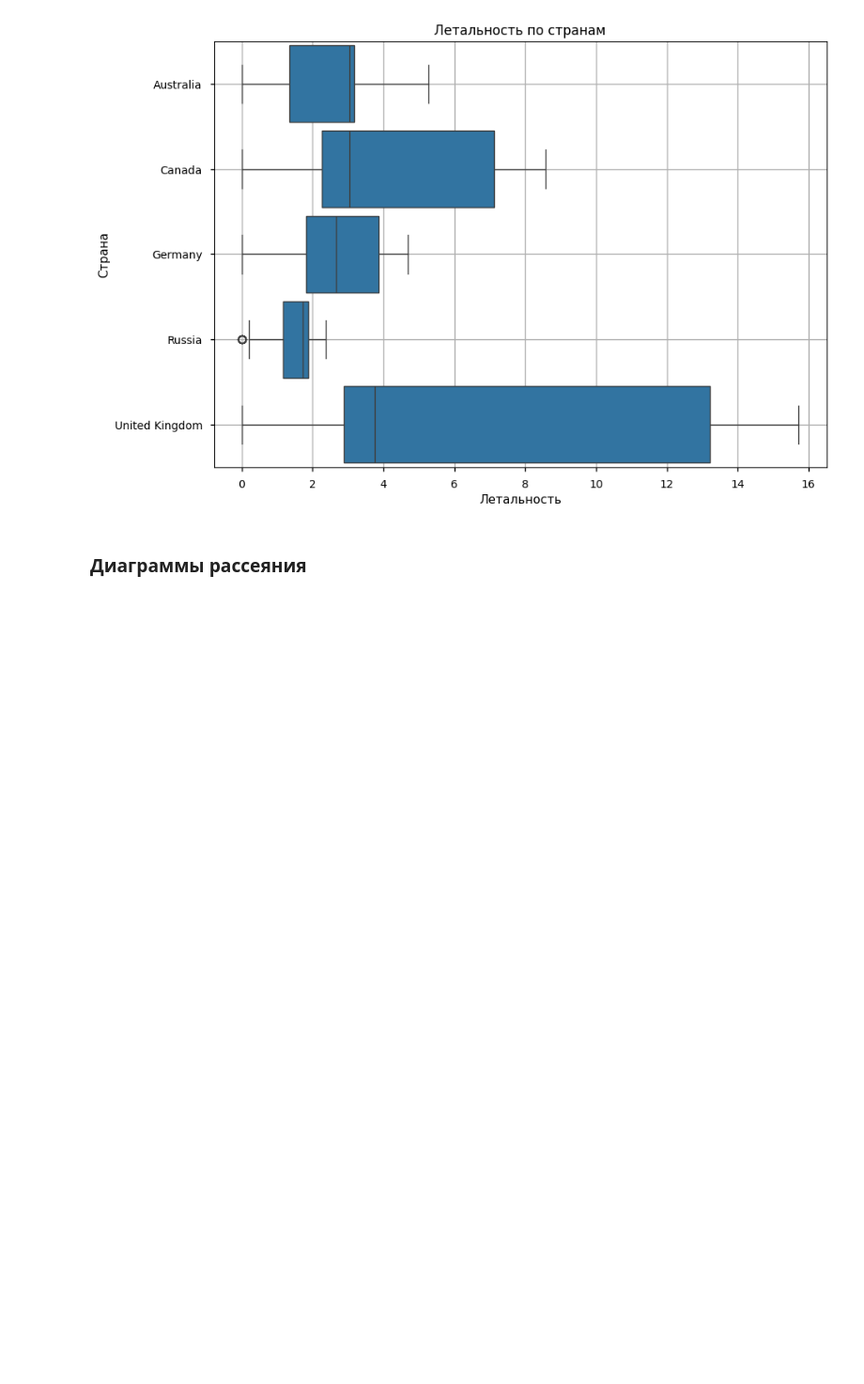
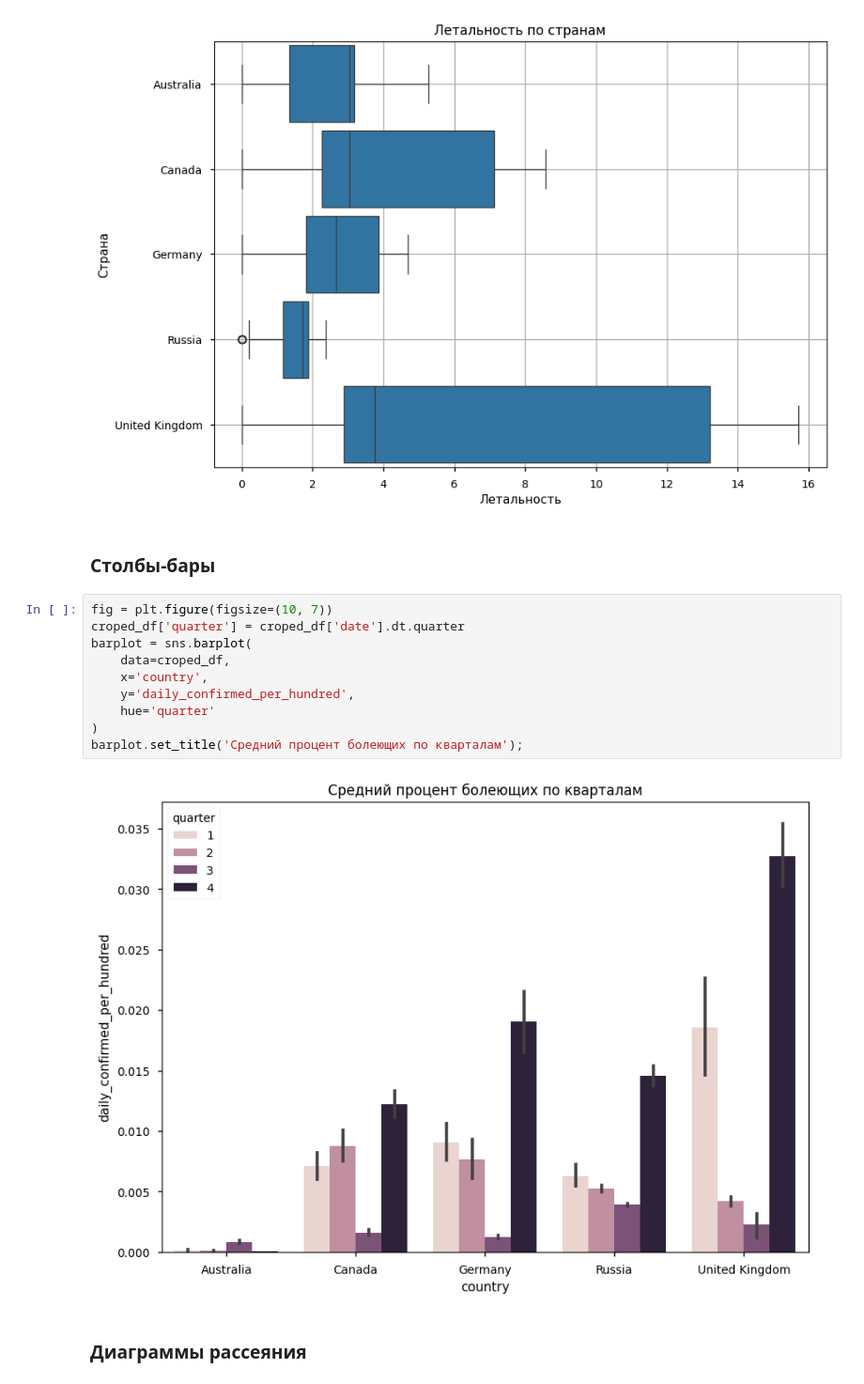
Before and after one commit to wildfielded/samples-ds, a Jupyter notebook: _Spurs/EDA_graph.ipynb, the cells around one changed output. Shown at 94% size. Cells and saved outputs as stored; diff of their text form; blank space fills up the shorter version.

```diff
--- a/_Spurs/EDA_graph.ipynb
+++ b/_Spurs/EDA_graph.ipynb
@@ -174,6 +174,20 @@ boxplot.set_ylabel('Страна')
 boxplot.grid();
 # %% [output]
 [figure]
+# %% [markdown]
+### Столбы-бары ###
+# %%
+fig = plt.figure(figsize=(10, 7))
+croped_df['quarter'] = croped_df['date'].dt.quarter
+barplot = sns.barplot(
+    data=croped_df,
+    x='country',
+    y='daily_confirmed_per_hundred',
+    hue='quarter'
+)
+barplot.set_title('Средний процент болеющих по кварталам');
+# %% [output]
+[figure, added]
 # %% [markdown]
 ### Диаграммы рассеяния ###
 # %%
```
